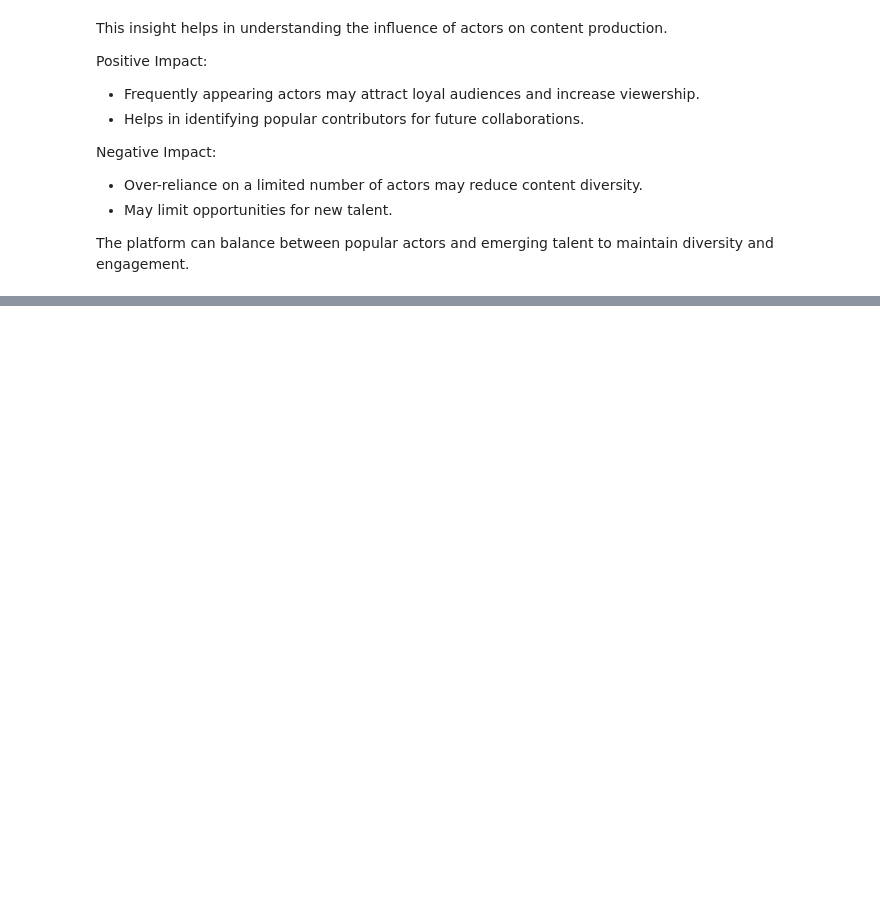
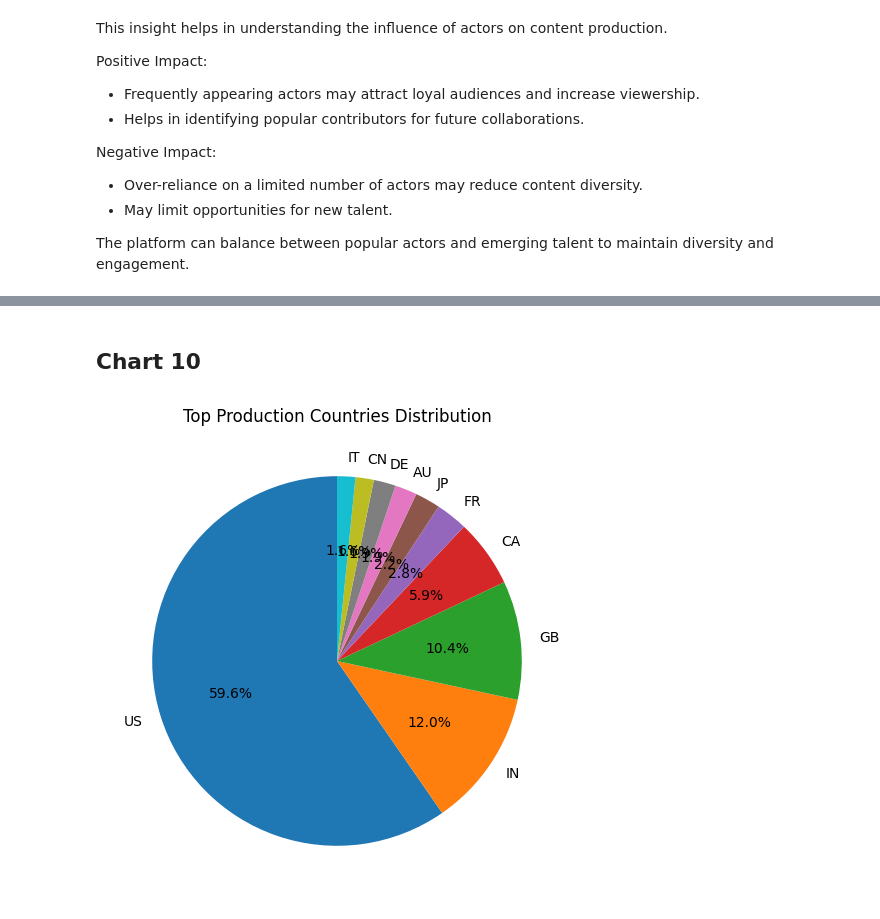
Before and after one commit to Snehamn24/Amazon-Prime-Video-EDA-and-Machine-Learning-Analysis, a Jupyter notebook: Amazon_Prime_EDA.ipynb, the cells around one changed output, grey strips where cells are left out. Drawn from its saved outputs; the diff is of its cells as text; code cells hidden in the pictures; blank space fills up the shorter version.

```diff
--- a/Amazon_Prime_EDA.ipynb
+++ b/Amazon_Prime_EDA.ipynb
@@ -814,0 +894,27 @@ The platform can balance between popular actors and emerging talent to maintain
+# %% [markdown]
+## Chart 10
+# %%
+# Top Production Countries (Regional Analysis)
+import ast
+
+# Step 1: Safe conversion (string → list only when needed)
+title['production_countries'] = title['production_countries'].apply(
+    lambda x: ast.literal_eval(x) if isinstance(x, str) else x
+)
+
+# Step 2: Explode list into separate rows
+country_exploded = title.explode('production_countries')
+
+# Step 3: Remove missing values (important in real datasets)
+country_exploded = country_exploded.dropna(subset=['production_countries'])
+
+# Step 4: Count occurrences
+top_countries = country_exploded['production_countries'].value_counts().head(10)
+
+# Step 5: Visualization
+plt.figure(figsize=(10, 6))
+plt.pie(top_countries, labels=top_countries.index, autopct='%1.1f%%', startangle=90)
+plt.title("Top Production Countries Distribution")
+plt.show()
+# %% [output]
+[figure, added]
```
Also changed, not shown: parts of 38 cells of this notebook.
